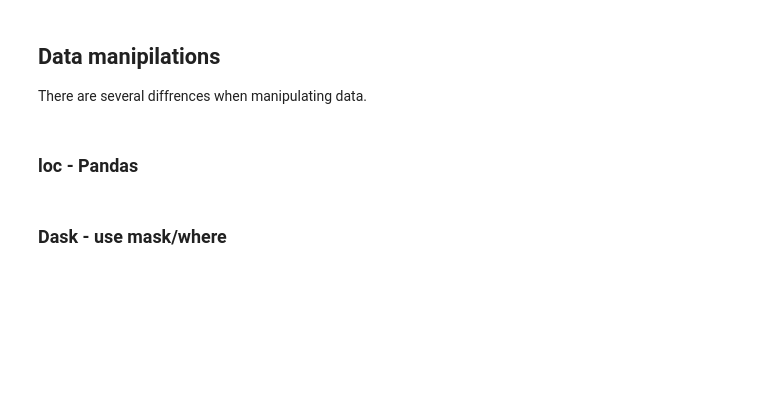
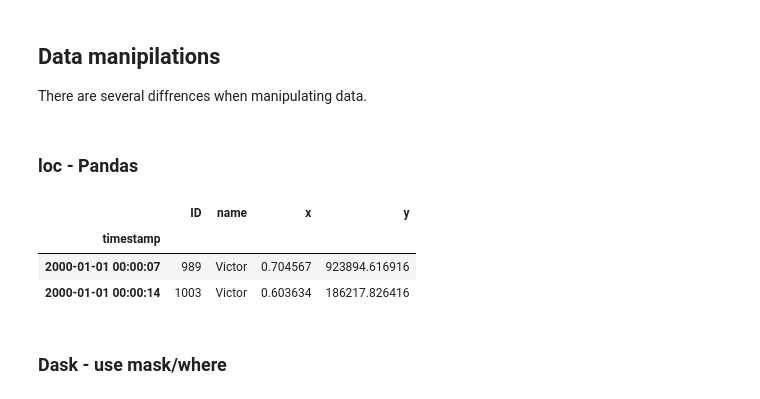
Before and after one commit to sephib/dask_pyconil2019, a Jupyter notebook: dask_for_pandas-in_ETL.ipynb, the cells around one changed output. Saved outputs shown, nothing was run; the diff lists cells and outputs as text; code cells hidden in the pictures; blank space fills up the shorter version.

```diff
--- a/dask_for_pandas-in_ETL.ipynb
+++ b/dask_for_pandas-in_ETL.ipynb
@@ -181,4 +273,12 @@ There are several diffrences when manipulating data.
 # %% [markdown]
 ### loc - Pandas
 # %%
-cond = (pdf['x']>0.5) & (pdf['x']<0.8)
+mask_cond = (pdf['x']>0.5) & (pdf['x']<0.8)
+
+pdf.loc[mask_cond, ['y']] = pdf['y']* 100
+pdf[mask_cond].head(2)
+# %% [output]
+|  | ID | name | x | y |
+| timestamp |  |  |  |  |
+| 2000-01-01 00:00:07 | 989 | Victor | 0.704567 | 923894.616916 |
+| 2000-01-01 00:00:14 | 1003 | Victor | 0.603634 | 186217.826416 |
```
Also changed, not shown: parts of 23 cells of this notebook.
